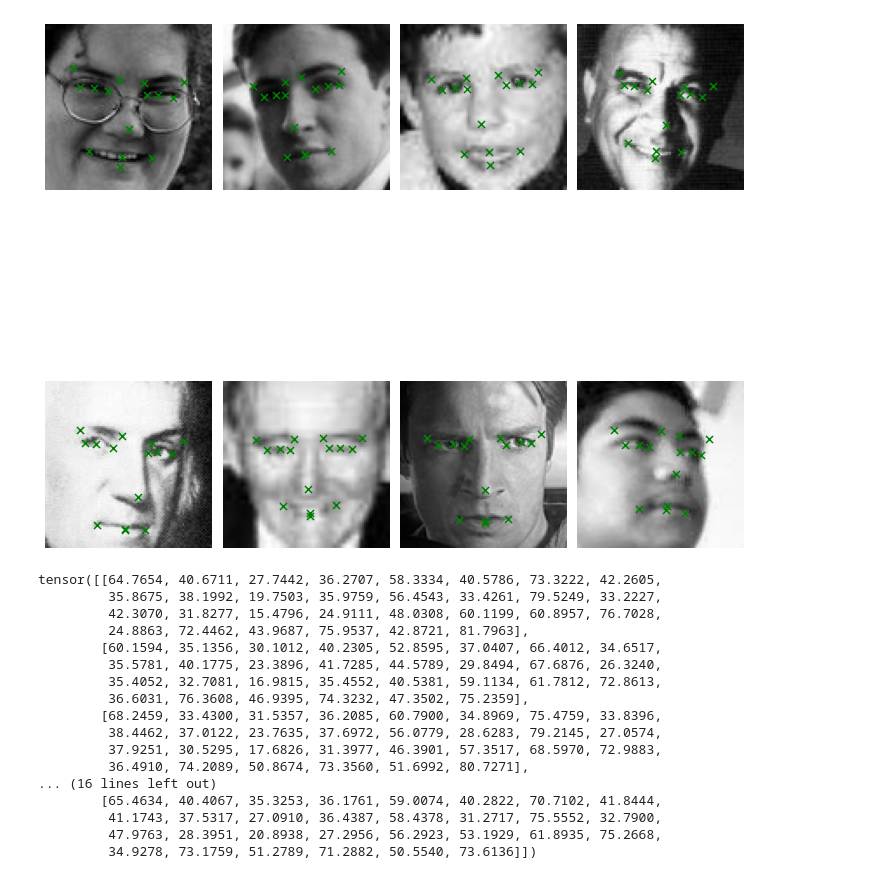
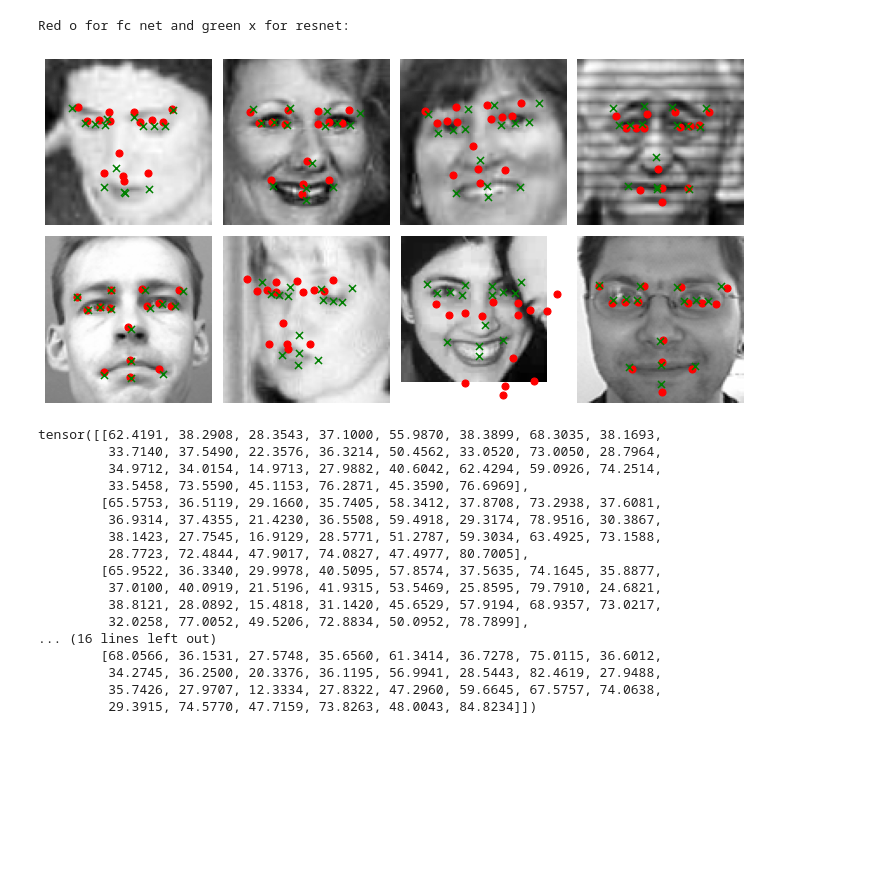
Before and after one commit to WayGold/FacialKeypointDetection, a Jupyter notebook: PredictionTest.ipynb, the cells around one changed output. Cells and saved outputs as stored; diff of their text form; code cells hidden in the pictures; blank space fills up the shorter version.

Commit message:
fc net training and visualization in notebook

```diff
--- a/PredictionTest.ipynb
+++ b/PredictionTest.ipynb
@@ -13,13 +13,14 @@ import torch.nn as nn
 from torch.utils.data.sampler import SubsetRandomSampler, SequentialSampler
 # %%
 model_path = './best_model.pt'
+resnet_model_path = './best_model_resnet_50.pt'
 TRAIN_CSV_PATH = 'facial-keypoints-detection/training/training.csv'
 TEST_CSV_PATH = 'facial-keypoints-detection/test/test.csv'
 # %%
 test_csv = cl.load_csv(TEST_CSV_PATH)
 csv_allValid, csv_autoFill, csv_missingOnly = cl.clean_csv(test_csv)
 
-test_dataset = dl.FacialKptsDataSet(csv_autoFill)
+test_dataset = dl.FacialKptsDataSet(csv_allValid)
 test_sampler =  SubsetRandomSampler(range(len(test_dataset)))
 test_loader = torch.utils.data.DataLoader(test_dataset, batch_size=8, sampler=test_sampler)
 # %%
@@ -28,29 +29,36 @@ resnet50.inplanes = 96
 resnet50.conv1 = nn.Conv2d(1, 64, kernel_size=7, stride=2, padding=3,
                                bias=False)
 
-model= prediction.loadModel(model_path, resnet50)
+fc_net = model.FullyConnectedNet()
-# %%
-image, _ = next(iter(test_loader))
-prediction.predict(model, image, None)
-# %% [output]
-[figure, removed]
-tensor([[64.7654, 40.6711, 27.7442, 36.2707, 58.3334, 40.5786, 73.3222, 42.2605,
-         35.8675, 38.1992, 19.7503, 35.9759, 56.4543, 33.4261, 79.5249, 33.2227,
-         42.3070, 31.8277, 15.4796, 24.9111, 48.0308, 60.1199, 60.8957, 76.7028,
-         24.8863, 72.4462, 43.9687, 75.9537, 42.8721, 81.7963],
-        [60.1594, 35.1356, 30.1012, 40.2305, 52.8595, 37.0407, 66.4012, 34.6517,
-         35.5781, 40.1775, 23.3896, 41.7285, 44.5789, 29.8494, 67.6876, 26.3240,
-         35.4052, 32.7081, 16.9815, 35.4552, 40.5381, 59.1134, 61.7812, 72.8613,
-         36.6031, 76.3608, 46.9395, 74.3232, 47.3502, 75.2359],
-        [68.2459, 33.4300, 31.5357, 36.2085, 60.7900, 34.8969, 75.4759, 33.8396,
-         38.4462, 37.0122, 23.7635, 37.6972, 56.0779, 28.6283, 79.2145, 27.0574,
-         37.9251, 30.5295, 17.6826, 31.3977, 46.3901, 57.3517, 68.5970, 72.9883,
-         36.4910, 74.2089, 50.8674, 73.3560, 51.6992, 80.7271],
-... (16 lines left out)
-        [65.4634, 40.4067, 35.3253, 36.1761, 59.0074, 40.2822, 70.7102, 41.8444,
-         41.1743, 37.5317, 27.0910, 36.4387, 58.4378, 31.2717, 75.5552, 32.7900,
-         47.9763, 28.3951, 20.8938, 27.2956, 56.2923, 53.1929, 61.8935, 75.2668,
-         34.9278, 73.1759, 51.2789, 71.2882, 50.5540, 73.6136]])
+# %%
+fc_model= prediction.loadModel(model_path, fc_net)
+resnet_model = prediction.loadModel(resnet_model_path, resnet50)
+# %%
+image, _ = next(iter(test_loader))
+pred = prediction.predict(fc_model, image, None, vis=False)
+print('Red o for fc net and green x for resnet: ')
+prediction.predict(resnet_model, image, None, comp_kpts=pred)
+# Red o for fc net and green x for resnet
+# %% [output]
+Red o for fc net and green x for resnet:
+[figure, added]
+tensor([[62.4191, 38.2908, 28.3543, 37.1000, 55.9870, 38.3899, 68.3035, 38.1693,
+         33.7140, 37.5490, 22.3576, 36.3214, 50.4562, 33.0520, 73.0050, 28.7964,
+         34.9712, 34.0154, 14.9713, 27.9882, 40.6042, 62.4294, 59.0926, 74.2514,
+         33.5458, 73.5590, 45.1153, 76.2871, 45.3590, 76.6969],
+        [65.5753, 36.5119, 29.1660, 35.7405, 58.3412, 37.8708, 73.2938, 37.6081,
+         36.9314, 37.4355, 21.4230, 36.5508, 59.4918, 29.3174, 78.9516, 30.3867,
+         38.1423, 27.7545, 16.9129, 28.5771, 51.2787, 59.3034, 63.4925, 73.1588,
+         28.7723, 72.4844, 47.9017, 74.0827, 47.4977, 80.7005],
+        [65.9522, 36.3340, 29.9978, 40.5095, 57.8574, 37.5635, 74.1645, 35.8877,
+         37.0100, 40.0919, 21.5196, 41.9315, 53.5469, 25.8595, 79.7910, 24.6821,
+         38.8121, 28.0892, 15.4818, 31.1420, 45.6529, 57.9194, 68.9357, 73.0217,
+         32.0258, 77.0052, 49.5206, 72.8834, 50.0952, 78.7899],
+... (16 lines left out)
+        [68.0566, 36.1531, 27.5748, 35.6560, 61.3414, 36.7278, 75.0115, 36.6012,
+         34.2745, 36.2500, 20.3376, 36.1195, 56.9941, 28.5443, 82.4619, 27.9488,
+         35.7426, 27.9707, 12.3334, 27.8322, 47.2960, 59.6645, 67.5757, 74.0638,
+         29.3915, 74.5770, 47.7159, 73.8263, 48.0043, 84.8234]])
 # %%
 TRAIN_CSV_PATH = 'facial-keypoints-detection/training/training.csv'
 TEST_CSV_PATH = 'facial-keypoints-detection/test/test.csv'
```
Also changed, not shown: parts of 6 cells of this notebook, 5 other files.
